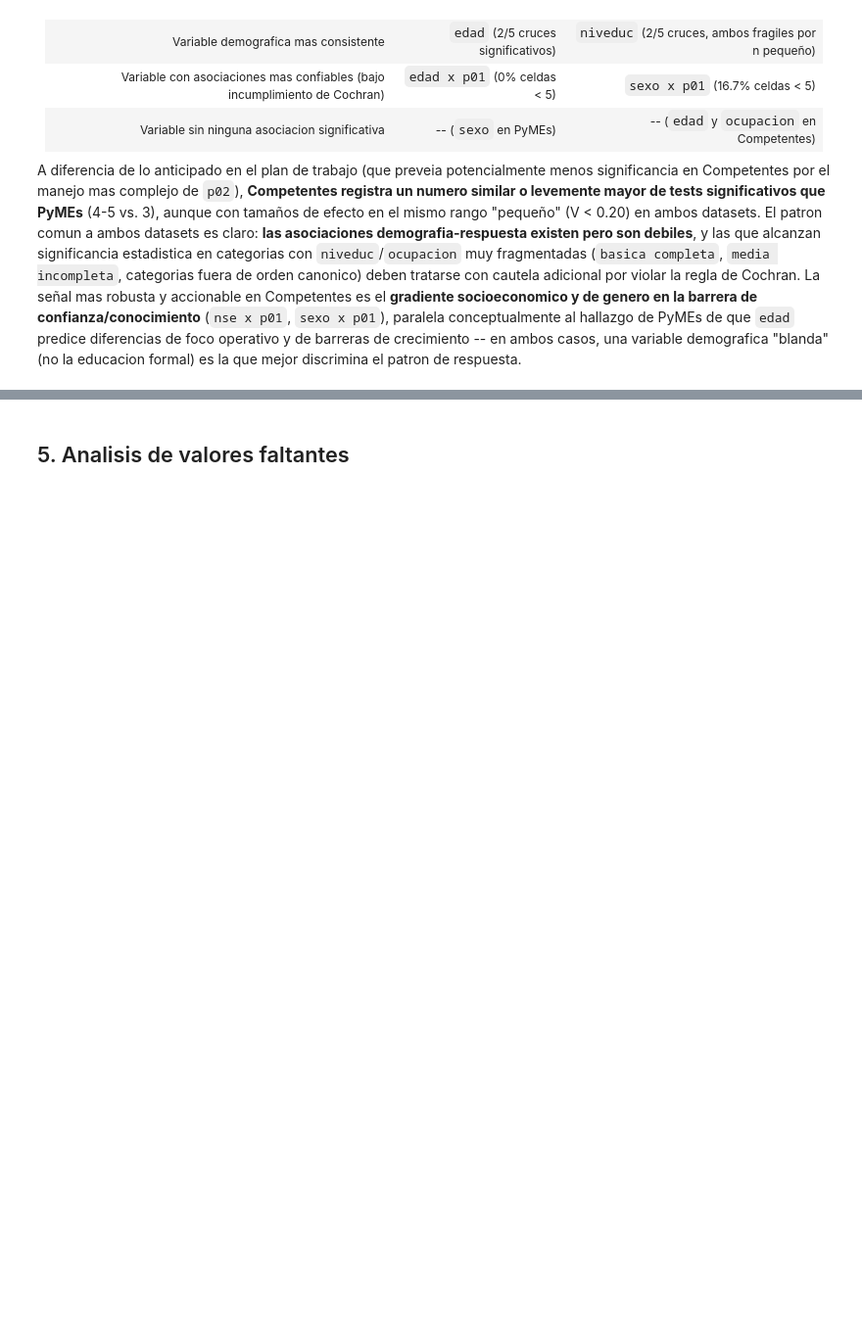
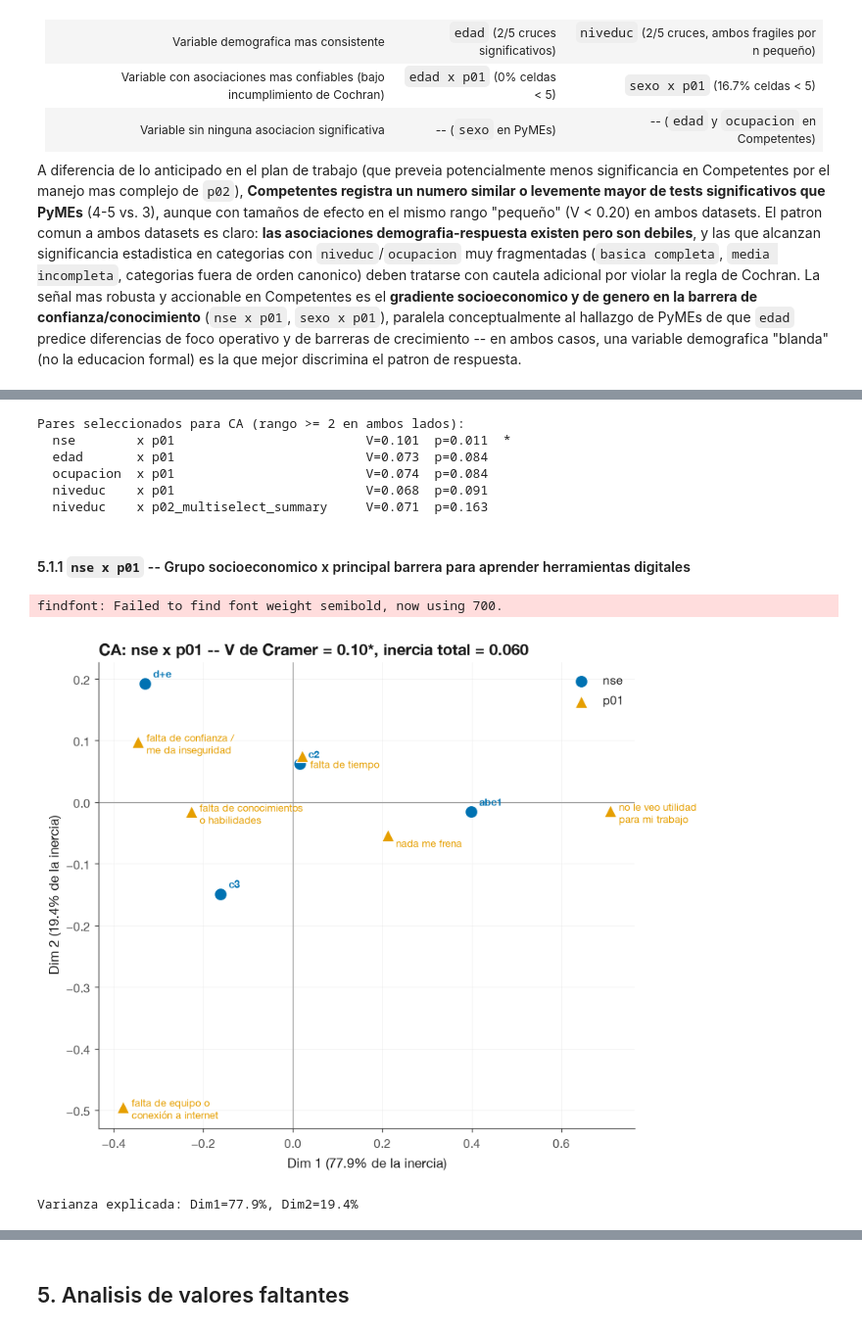
Before and after one commit to tomasleale/icd_ia, a Jupyter notebook: ia_icd_competentes_analysis.ipynb, the cells around one changed output, grey strips where cells are left out. Shown at 98% size. Saved outputs shown, nothing was run; the diff lists cells and outputs as text; code cells hidden in the pictures; blank space fills up the shorter version.

Commit message:
Complete Step 7: Pattern detection with correspondence analysis, hierarchical clustering, 10 CA biplots, 4 dendrograms, and latent pattern identification (both datasets)

```diff
--- a/ia_icd_competentes_analysis.ipynb
+++ b/ia_icd_competentes_analysis.ipynb
@@ -847,0 +888,43 @@ formal) es la que mejor discrimina el patron de respuesta.
+# %%
+ca_pairs = [
+    ("nse", "p01"),
+    ("edad", "p01"),
+    ("ocupacion", "p01"),
+    ("niveduc", "p01"),
+    ("niveduc", "p02_multiselect_summary"),
+]
+ca_results = {}
+print("Pares seleccionados para CA (rango >= 2 en ambos lados):")
+for demo, resp in ca_pairs:
+    match = results_df[(results_df["rows"] == demo) & (results_df["cols"] == resp)].iloc[0]
+    print(f"  {demo:<10} x {resp:<26}  V={match['cramers_v']:.3f}  "
+          f"p={match['p_value']:.3f}  {'*' if match['significant'] else ''}")
+# %% [output]
+Pares seleccionados para CA (rango >= 2 en ambos lados):
+  nse        x p01                         V=0.101  p=0.011  *
+  edad       x p01                         V=0.073  p=0.084
+  ocupacion  x p01                         V=0.074  p=0.084
+  niveduc    x p01                         V=0.068  p=0.091
+  niveduc    x p02_multiselect_summary     V=0.071  p=0.163
+# %% [markdown]
+#### 5.1.1 `nse x p01` -- Grupo socioeconomico x principal barrera para aprender herramientas digitales
+# %%
+demo, resp = "nse", "p01"
+ct = pd.crosstab(dfcomp[demo], dfcomp[resp])
+res = correspondence_analysis(ct)
+ca_results[(demo, resp)] = res
+match = results_df[(results_df["rows"] == demo) & (results_df["cols"] == resp)].iloc[0]
+
+ax = ca_biplot(
+    res, row_label=f"{demo}", col_label=f"{resp}",
+    title=(f"CA: {demo} x {resp} -- V de Cramer = {match['cramers_v']:.2f}"
+           f"{'*' if match['significant'] else ''}, inercia total = {res['total_inertia']:.3f}"),
+)
+save_fig(ax, f"ca_{demo}_x_{resp}.png", subdir="comp/ca_biplots")
+plt.show()
+print(f"Varianza explicada: Dim1={res['explained_variance'][0]*100:.1f}%, "
+      f"Dim2={res['explained_variance'][1]*100:.1f}%")
+# %% [output]
+findfont: Failed to find font weight semibold, now using 700.
+[figure, added]
+Varianza explicada: Dim1=77.9%, Dim2=19.4%
```
Also changed, not shown: parts of 23 cells of this notebook, 16 other files.
